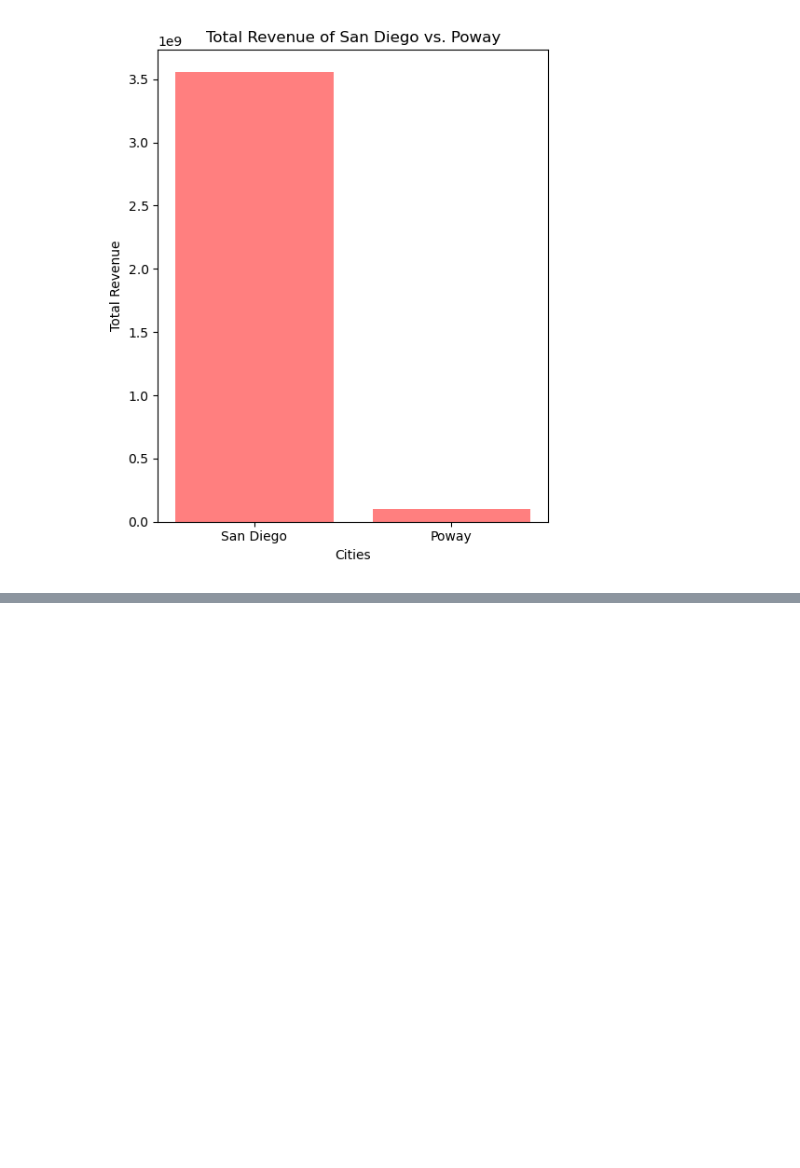
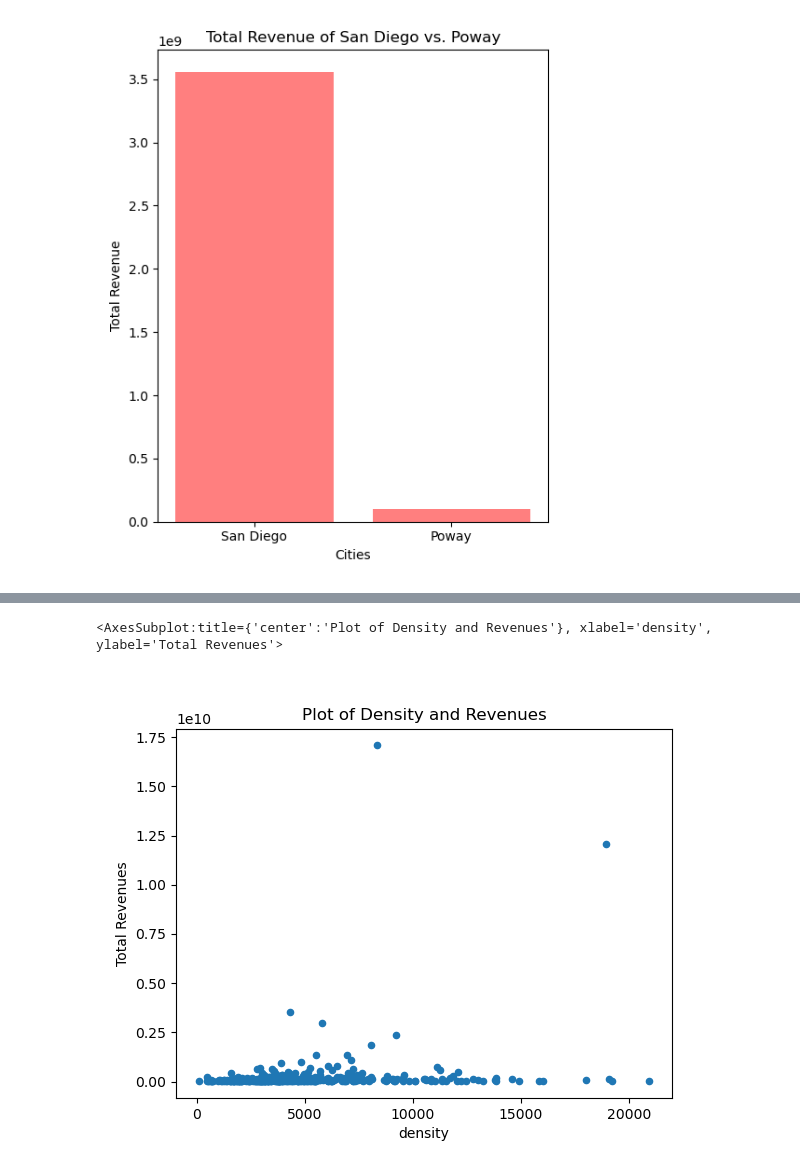
Before and after one commit to kaylajgranados/Project-1-Group-5, a Jupyter notebook: Analysis/data.ipynb, the cells around one changed output, grey strips where cells are left out. Saved outputs shown, nothing was run; the diff lists cells and outputs as text; code cells hidden in the pictures; blank space fills up the shorter version.

```diff
--- a/Analysis/data.ipynb
+++ b/Analysis/data.ipynb
@@ -291,0 +400,6 @@ plt.show()
+# %%
+#create plot for Density and Revenues
+density_rev_df.plot.scatter('density','Total Revenues', title = 'Plot of Density and Revenues')
+# %% [output]
+<AxesSubplot:title={'center':'Plot of Density and Revenues'}, xlabel='density', ylabel='Total Revenues'>
+[figure, added]
```
Also changed, not shown: parts of 13 cells of this notebook, 7 other files.
